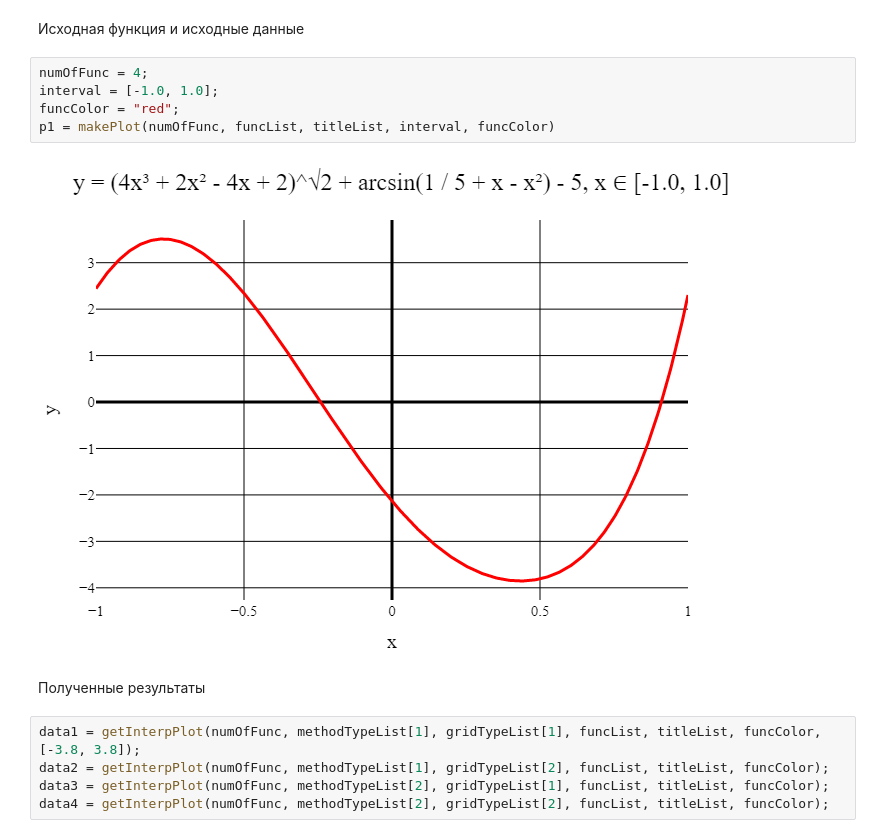
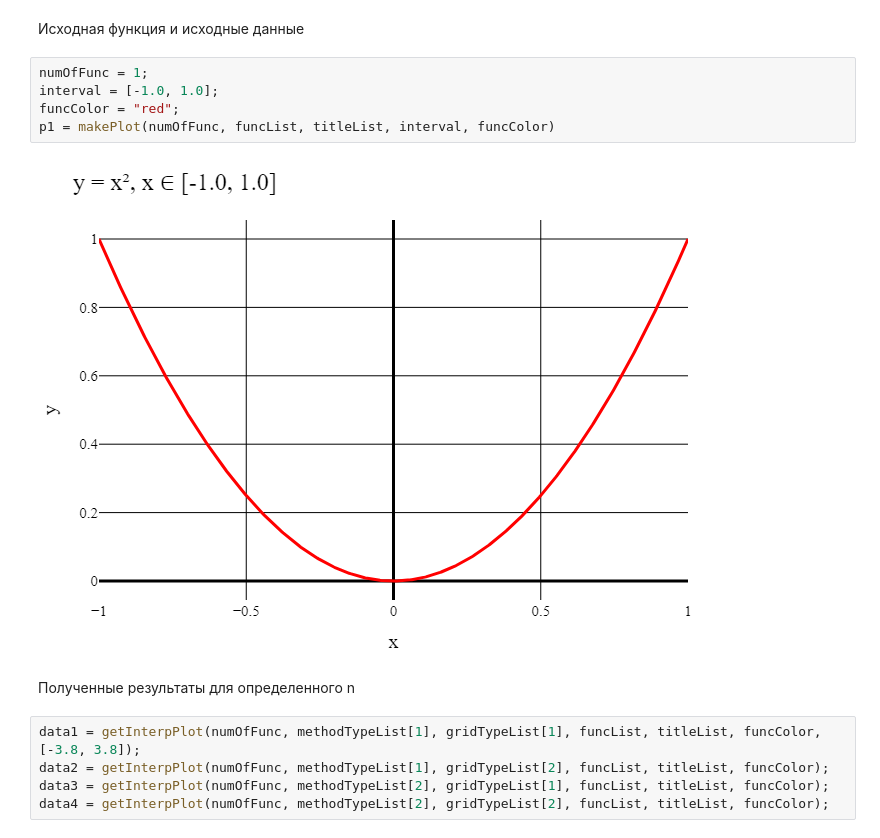
Before and after one commit to KMI020908/Calc_Methods_Lab3, a Jupyter notebook: Plots/resultsOfInterpolation.ipynb, the cells around one changed output. Cells and saved outputs as stored; diff of their text form.

```diff
--- a/Plots/resultsOfInterpolation.ipynb
+++ b/Plots/resultsOfInterpolation.ipynb
@@ -5,14 +5,14 @@ include("makePlots.jl");
 # %% [markdown]
 Исходная функция и исходные данные
 # %%
-numOfFunc = 4;
+numOfFunc = 1;
 interval = [-1.0, 1.0];
 funcColor = "red";
 p1 = makePlot(numOfFunc, funcList, titleList, interval, funcColor)
 # %% [output]
-[figure, old version]
+[figure, new version]
 # %% [markdown]
-Полученные результаты
+Полученные результаты для определенного n
 # %%
 data1 = getInterpPlot(numOfFunc, methodTypeList[1], gridTypeList[1], funcList, titleList, funcColor, [-3.8, 3.8]);
 data2 = getInterpPlot(numOfFunc, methodTypeList[1], gridTypeList[2], funcList, titleList, funcColor);
```
Also changed, not shown: parts of 10 cells of this notebook, 1 other file.
